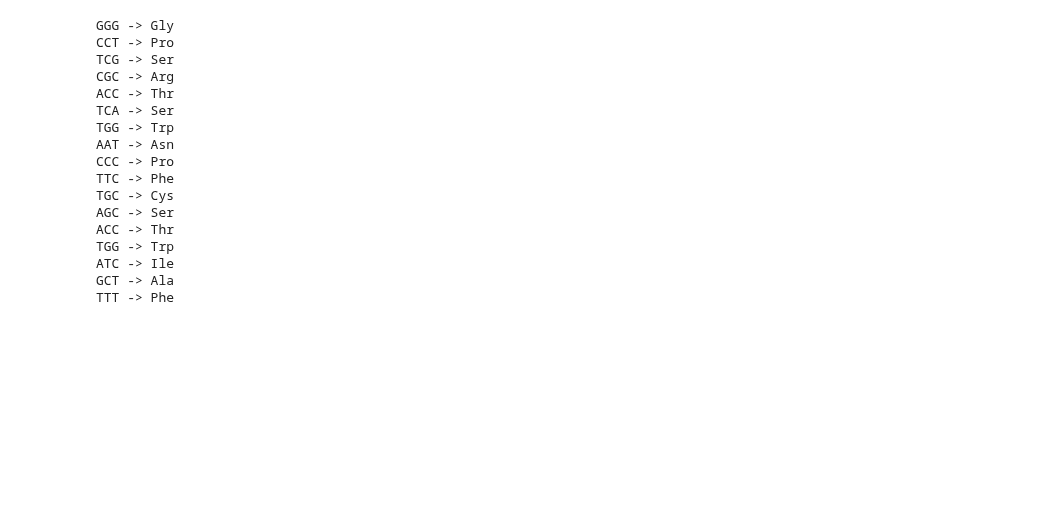
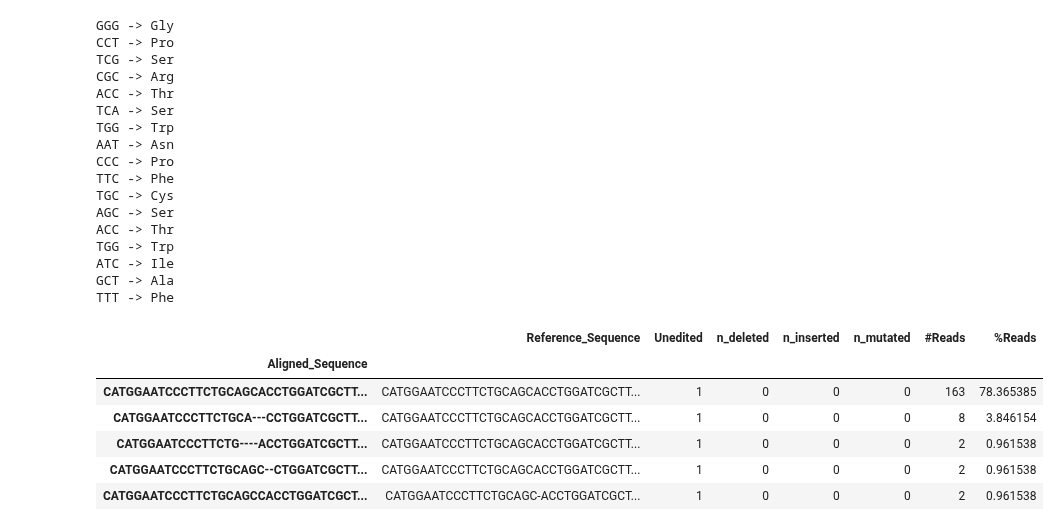
Before and after one commit to pinellolab/CRISPResso2, a Jupyter notebook: scripts/Load Plots.ipynb, the cells around one changed output. Saved outputs shown, nothing was run; the diff lists cells and outputs as text; code cells hidden in the pictures; blank space fills up the shorter version.

```diff
--- a/scripts/Load Plots.ipynb
+++ b/scripts/Load Plots.ipynb
@@ -177,3 +177,15 @@ TGG -> Trp
 ATC -> Ile
 GCT -> Ala
 TTT -> Phe
+# %%
+df_to_plot = pd.read_csv('df_to_plot.csv', header=0, sep='\t', index_col=0)
+# %%
+df_to_plot.head()
+# %% [output]
+|  | Reference_Sequence | Unedited | n_deleted | n_inserted | n_mutated | #Reads | %Reads |
+| Aligned_Sequence |  |  |  |  |  |  |  |
+| CATGGAATCCCTTCTGCAGCACCTGGATCGCTT... | CATGGAATCCCTTCTGCAGCACCTGGATCGCTT... | 1 | 0 | 0 | 0 | 163 | 78.365385 |
+| CATGGAATCCCTTCTGCA---CCTGGATCGCTT... | CATGGAATCCCTTCTGCAGCACCTGGATCGCTT... | 1 | 0 | 0 | 0 | 8 | 3.846154 |
+| CATGGAATCCCTTCTG----ACCTGGATCGCTT... | CATGGAATCCCTTCTGCAGCACCTGGATCGCTT... | 1 | 0 | 0 | 0 | 2 | 0.961538 |
+| CATGGAATCCCTTCTGCAGC--CTGGATCGCTT... | CATGGAATCCCTTCTGCAGCACCTGGATCGCTT... | 1 | 0 | 0 | 0 | 2 | 0.961538 |
+| CATGGAATCCCTTCTGCAGCCACCTGGATCGCT... | CATGGAATCCCTTCTGCAGC-ACCTGGATCGCT... | 1 | 0 | 0 | 0 | 2 | 0.961538 |
```
Also changed, not shown: parts of 7 cells of this notebook, 2 other files.
